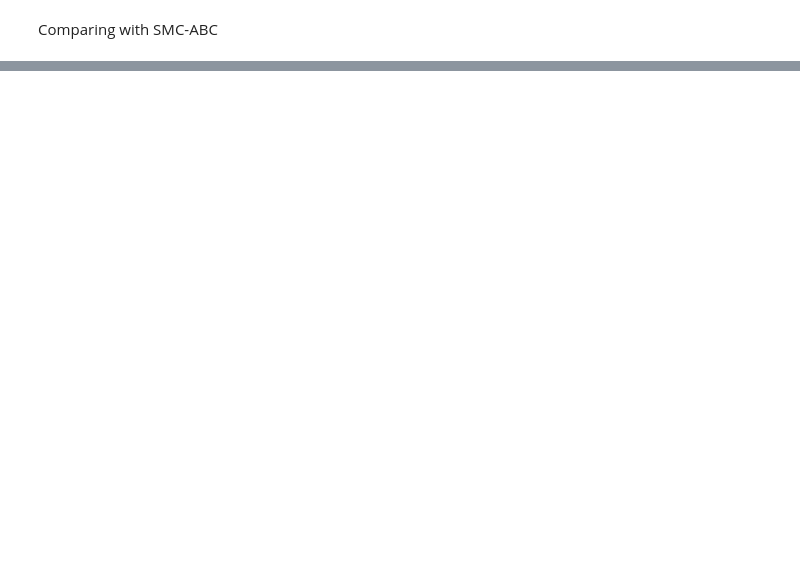
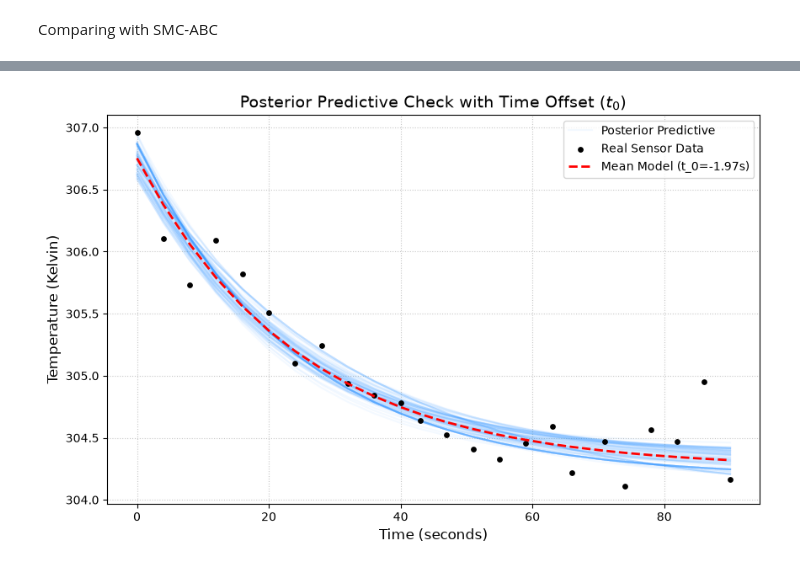
Before and after one commit to LucasWestfal/PFN_pewpew_analytics, a Jupyter notebook: ABC-camparison.ipynb, the cells around one changed output, grey strips where cells are left out. Saved outputs shown, nothing was run; the diff lists cells and outputs as text; code cells hidden in the pictures; blank space fills up the shorter version.

Commit message:
added plots to the ABC method

```diff
--- a/ABC-camparison.ipynb
+++ b/ABC-camparison.ipynb
@@ -170,0 +157,47 @@ ValueError: x and y must have same first dimension, but have shapes (27,) and (1
+# %%
+import matplotlib.pyplot as plt
+import numpy as np
+
+def plot_posterior_predictive(history, t_real, temp_real, T0, num_samples=200):
+    df, w = history.get_distribution(m=0, t=history.max_t)
+    sample_indices = np.random.choice(len(df), size=num_samples, p=w)
+
+    plt.figure(figsize=(10, 6))
+
+    first_curve = True
+    for idx in sample_indices:
+        row = df.iloc[idx]
+        k_sample = row['k']
+        T_env_sample = row['T_env']
+        t_0_sample = row['t_0']  # Extract the learned time offset
+
+        # Run the model with the time shift
+        temp_pred = newtons_cooling(k_sample, T_env_sample, t_real, t_0_sample, T0)
+
+        if first_curve:
+            plt.plot(t_real, temp_pred, color='dodgerblue', alpha=0.05, label='Posterior Predictive')
+            first_curve = False
+        else:
+            plt.plot(t_real, temp_pred, color='dodgerblue', alpha=0.05)
+
+    plt.scatter(t_real, temp_real, color='black', s=15, zorder=5, label='Real Sensor Data')
+
+    # Plot the mean curve
+    k_mean = np.average(df['k'], weights=w)
+    T_env_mean = np.average(df['T_env'], weights=w)
+    t_0_mean = np.average(df['t_0'], weights=w)
+    temp_mean = newtons_cooling(k_mean, T_env_mean, t_real, t_0_mean, T0)
+
+    plt.plot(t_real, temp_mean, color='red', linestyle='--', linewidth=2,
+             label=f'Mean Model (t_0={t_0_mean:.2f}s)', zorder=6)
+
+    plt.title("Posterior Predictive Check with Time Offset ($t_0$)", fontsize=14)
+    plt.xlabel("Time (seconds)", fontsize=12)
+    plt.ylabel("Temperature (Kelvin)", fontsize=12)
+    plt.legend()
+    plt.grid(True, linestyle=':', alpha=0.7)
+    plt.show()
+# %%
+plot_posterior_predictive(history, time_steps, sensor_data, T0, num_samples=100)
+# %% [output]
+[figure, added]
```
Also changed, not shown: parts of 6 cells of this notebook.
